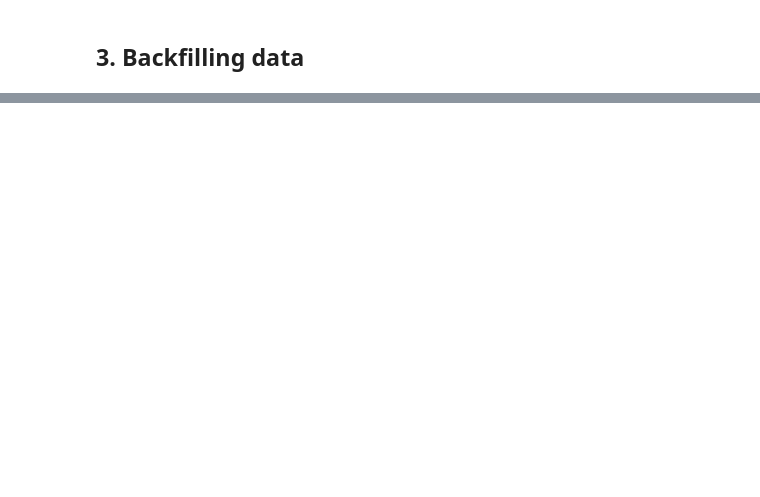
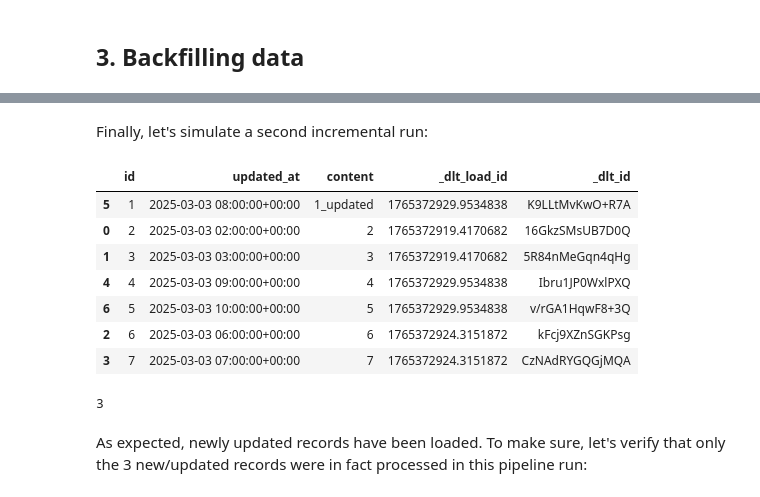
Before and after one commit to thescalableway/edp-learning, a Jupyter notebook: lessons/5_incremental_loading_deep_dive.ipynb, the cells around one changed output, grey strips where cells are left out. Drawn from its saved outputs; the diff is of its cells as text; code cells hidden in the pictures; blank space fills up the shorter version.

```diff
--- a/lessons/5_incremental_loading_deep_dive.ipynb
+++ b/lessons/5_incremental_loading_deep_dive.ipynb
@@ -68,0 +234,13 @@ Notably, on the first execution, the pipeline will use the specified `cursor_ini
+# %%
+# Clean up pipeline state so we can simulate a different scenario.
+pipeline.drop()
+
+my_resource = my_api_source(
+    endpoint="my_endpoint",
+    primary_key="id",
+    cursor_column="updated_at",
+    cursor_initial_value="2025-03-03T00:00:00Z",
+    cursor_end_value="2025-03-03T04:00:00Z",
+)
+pipeline.run(my_resource, write_disposition="replace")  # Notice we changed this from "merge".
+pipeline.dataset().table("my_endpoint").df().sort_values("content")
@@ -68,0 +262,9 @@ Notably, on the first execution, the pipeline will use the specified `cursor_ini
+# %%
+my_resource = my_api_source(
+    endpoint="my_endpoint",
+    primary_key="id",
+    cursor_column="updated_at",
+    cursor_initial_value="2025-03-03T04:00:00Z"  # Now set to 4AM (previous incremental example used 6AM).
+)
+pipeline.run(my_resource, write_disposition="merge")  # Change back to "merge".
+pipeline.dataset().table("my_endpoint").df().sort_values("content")
@@ -68,0 +284,23 @@ Notably, on the first execution, the pipeline will use the specified `cursor_ini
+# %% [markdown]
+Finally, let's simulate a second incremental run:
+# %%
+is_second_run = True
+pipeline.run(my_resource, write_disposition="merge")  # Change back to "merge".
+pipeline.dataset().table("my_endpoint").df().sort_values("content")
+# %% [output]
+|  | id | updated_at | content | _dlt_load_id | _dlt_id |
+| 5 | 1 | 2025-03-03 08:00:00+00:00 | 1_updated | 1765372929.9534838 | K9LLtMvKwO+R7A |
+| 0 | 2 | 2025-03-03 02:00:00+00:00 | 2 | 1765372919.4170682 | 16GkzSMsUB7D0Q |
+| 1 | 3 | 2025-03-03 03:00:00+00:00 | 3 | 1765372919.4170682 | 5R84nMeGqn4qHg |
+| 4 | 4 | 2025-03-03 09:00:00+00:00 | 4 | 1765372929.9534838 | Ibru1JP0WxlPXQ |
+| 6 | 5 | 2025-03-03 10:00:00+00:00 | 5 | 1765372929.9534838 | v/rGA1HqwF8+3Q |
+| 2 | 6 | 2025-03-03 06:00:00+00:00 | 6 | 1765372924.3151872 | kFcj9XZnSGKPsg |
+| 3 | 7 | 2025-03-03 07:00:00+00:00 | 7 | 1765372924.3151872 | CzNAdRYGQGjMQA |
+# %%
+load_id = list(pipeline.last_trace.last_extract_info.metrics.keys())[0]
+extracted_rows = pipeline.last_trace.last_extract_info.metrics[load_id][0]["table_metrics"]["my_endpoint"].items_count
+extracted_rows
+# %% [output]
+3
+# %% [markdown]
+As expected, newly updated records have been loaded. To make sure, let's verify that only the 3 new/updated records were in fact processed in this pipeline run:
```
Also changed, not shown: parts of 25 cells of this notebook, 3 other files.
